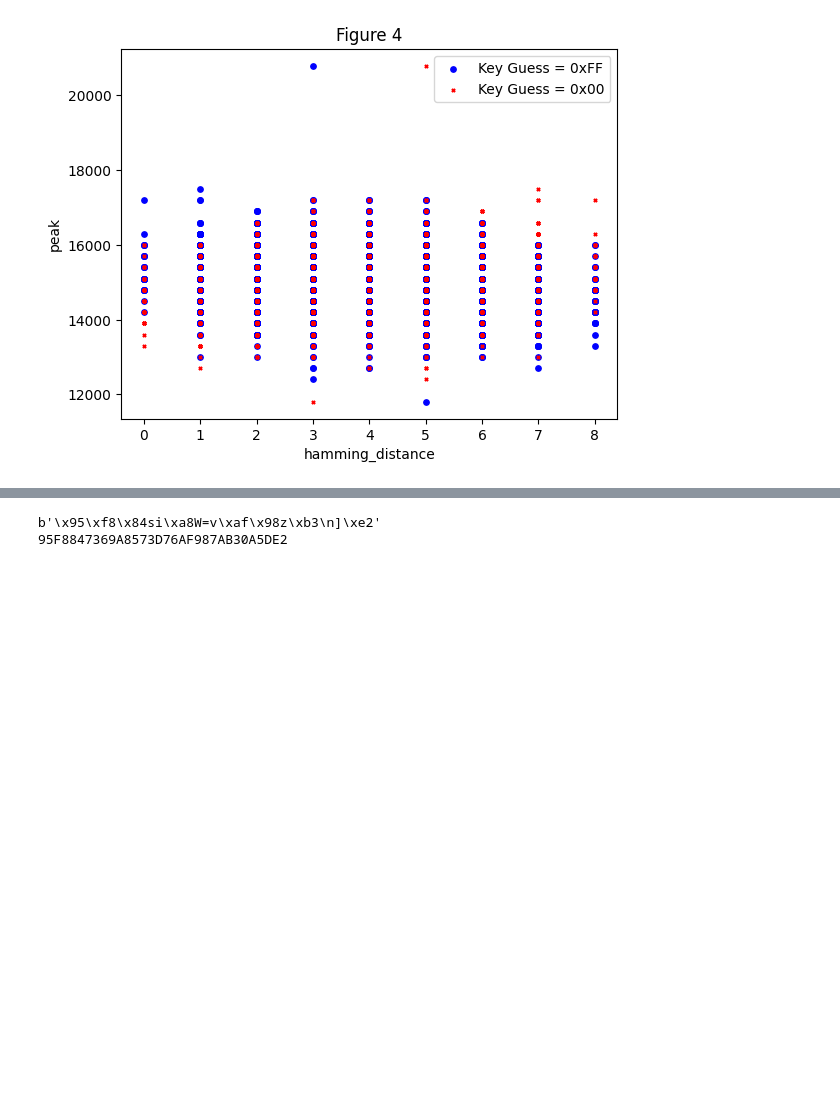
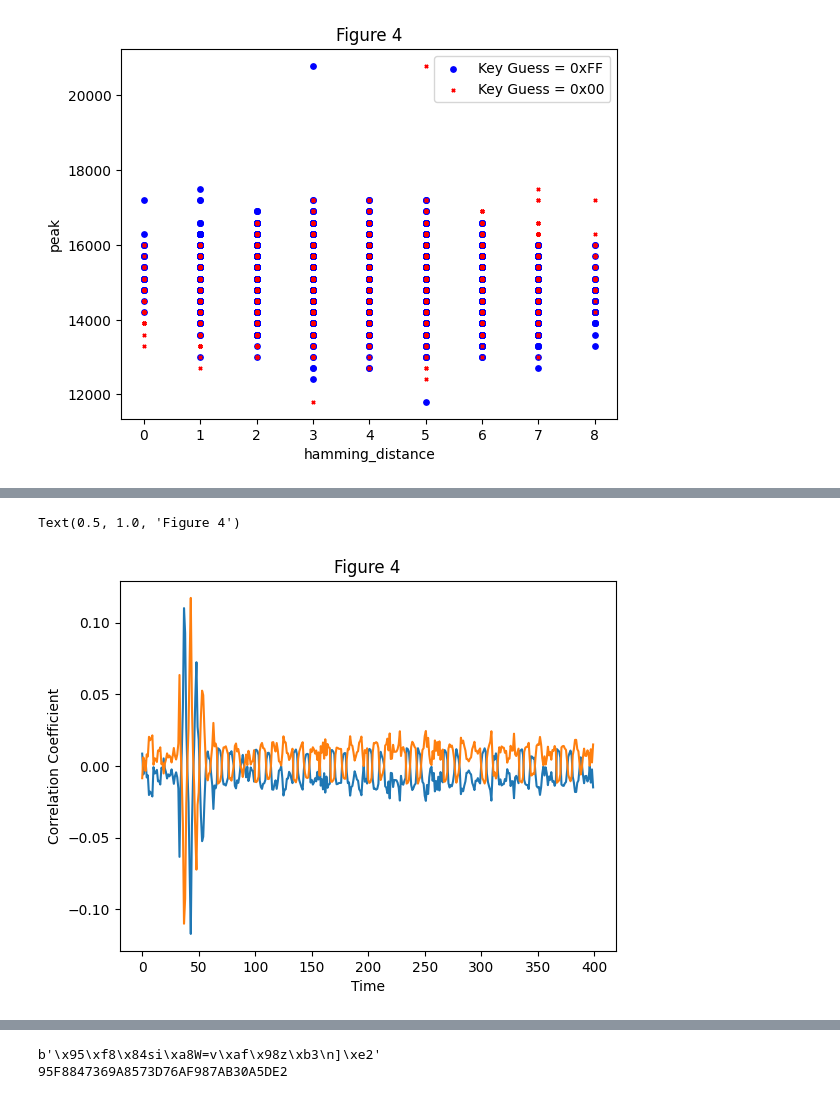
Before and after one commit to alljiang/ECE382V-Security, a Jupyter notebook: Lab 3/lab3.ipynb, the cells around one changed output, grey strips where cells are left out. Saved outputs shown, nothing was run; the diff lists cells and outputs as text; code cells hidden in the pictures; blank space fills up the shorter version.

```diff
--- a/Lab 3/lab3.ipynb
+++ b/Lab 3/lab3.ipynb
@@ -118,0 +152,10 @@ best_key_guess, max_r, r_values = dpa_find_byte(0)
+# %%
+# Question 2 Figure 4
+plt.plot(r_time_values[0])
+plt.plot(r_time_values[255])
+plt.xlabel("Time")
+plt.ylabel("Correlation Coefficient")
+plt.title("Figure 4")
+# %% [output]
+Text(0.5, 1.0, 'Figure 4')
+[figure, added]
```
Also changed, not shown: parts of 7 cells of this notebook, 5 other files.
